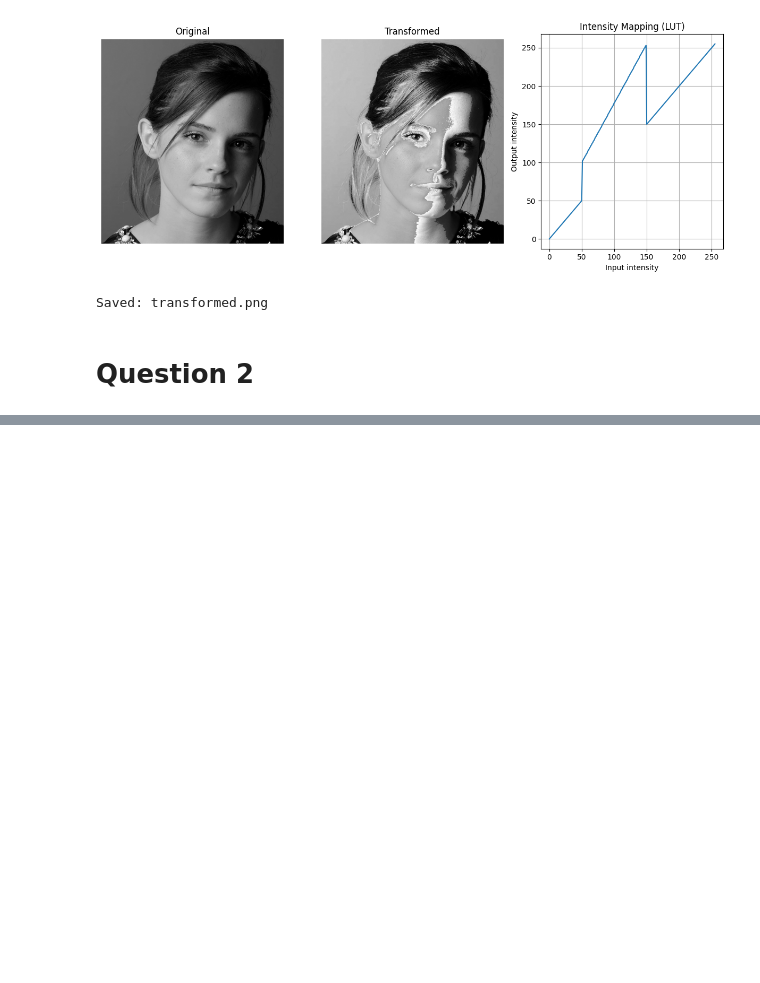
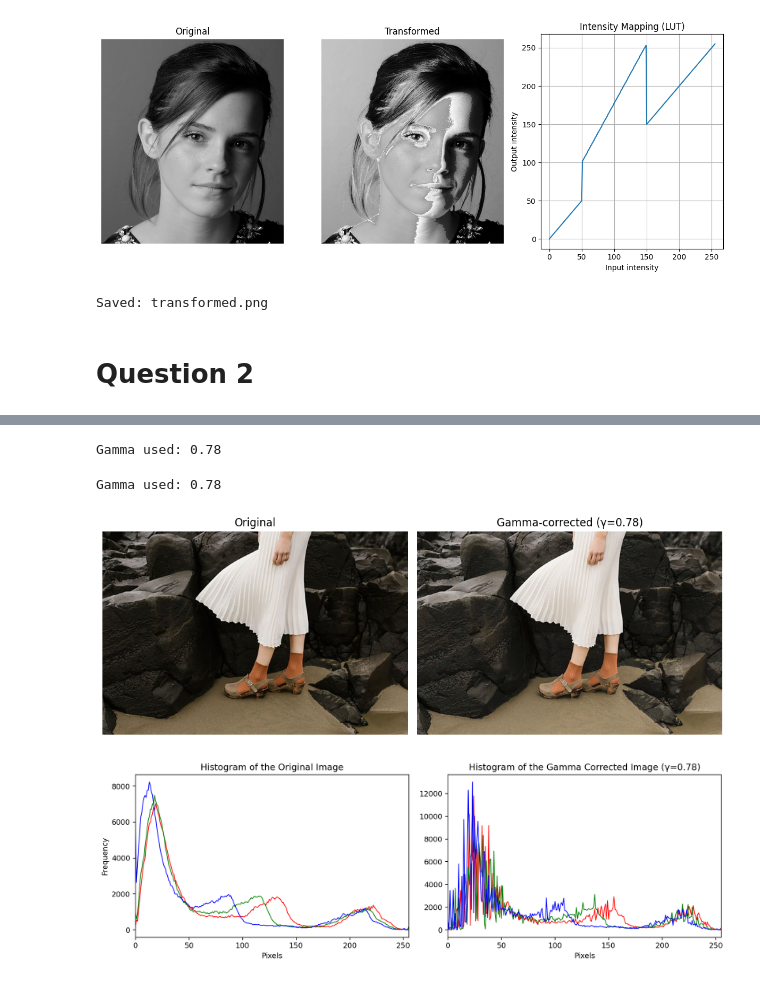
Before and after one commit to piumalnipun9/Assignment-1-Intensity-Transformations-and-Neighborhood-Filtering, a Jupyter notebook: Assignment_1_Intensity_Transformations_and_Neighborhood_Filtering.ipynb, the cells around one changed output, grey strips where cells are left out. Saved outputs shown, nothing was run; the diff lists cells and outputs as text; code cells hidden in the pictures; blank space fills up the shorter version.

```diff
--- a/Assignment_1_Intensity_Transformations_and_Neighborhood_Filtering.ipynb
+++ b/Assignment_1_Intensity_Transformations_and_Neighborhood_Filtering.ipynb
@@ -66,0 +104,49 @@ Saved: transformed.png
+# %%
+img_path = "/content/drive/MyDrive/A1- Images/highlights_and_shadows.jpg"
+img = cv.imread(img_path)
+
+assert img is not None, "Provide a valid image."
+rgb = cv.cvtColor(img, cv.COLOR_BGR2RGB)
+
+# --- Gamma on L channel (Lab) ---
+gamma_value = 0.78   # <1 brightens, >1 darkens; state this value in your report
+lab = cv.cvtColor(img, cv.COLOR_BGR2LAB)
+L, a, b = cv.split(lab)
+
+L_f = L.astype(np.float32) / 255.0
+L_corr = np.clip((L_f ** gamma_value) * 255.0, 0, 255).astype(np.uint8)
+
+lab_corr = cv.merge([L_corr, a, b])
+rgb_corr = cv.cvtColor(lab_corr, cv.COLOR_LAB2RGB)
+# %% [output]
+Gamma used: 0.78
+# %%
+print("Gamma used:", gamma_value)
+
+# Show images
+plt.figure(figsize=(10,4))
+plt.subplot(1,2,1); plt.imshow(rgb);       plt.title("Original");   plt.axis('off')
+plt.subplot(1,2,2); plt.imshow(rgb_corr);  plt.title(f"Gamma-corrected (γ={gamma_value})"); plt.axis('off')
+plt.tight_layout(); plt.show()
+
+# Histograms of L (original vs corrected), side-by-side
+fig, axs = plt.subplots(1, 2, figsize=(12, 4), dpi=140)
+# Left: original
+for c, col in enumerate(('r','g','b')):
+    h, _ = np.histogram(rgb[..., c].ravel(), bins=256, range=(0,256))
+    axs[0].plot(x, h, color=col, linewidth=1)
+axs[0].set_title("Histogram of the Original Image")
+axs[0].set_xlabel("Pixels"); axs[0].set_ylabel("Frequency"); axs[0].set_xlim(0,255)
+
+# Right: gamma-corrected
+for c, col in enumerate(('r','g','b')):
+    h, _ = np.histogram(rgb_corr[..., c].ravel(), bins=256, range=(0,256))
+    axs[1].plot(x, h, color=col, linewidth=1)
+axs[1].set_title(f"Histogram of the Gamma Corrected Image (γ={gamma_value})")
+axs[1].set_xlabel("Pixels"); axs[1].set_xlim(0,255)
+
+plt.tight_layout(); plt.show()
+# %% [output]
+Gamma used: 0.78
+[figure, added]
+[figure, added]
```
Also changed, not shown: parts of 3 cells of this notebook.
